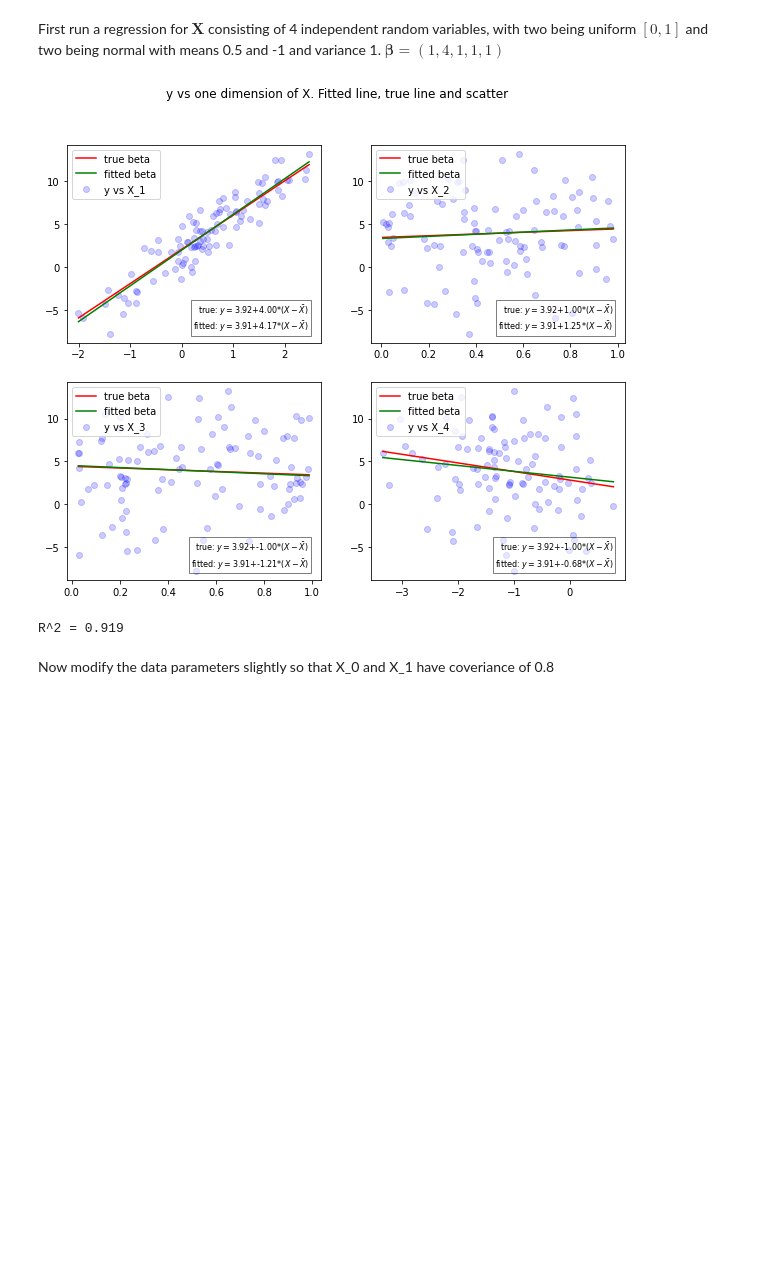
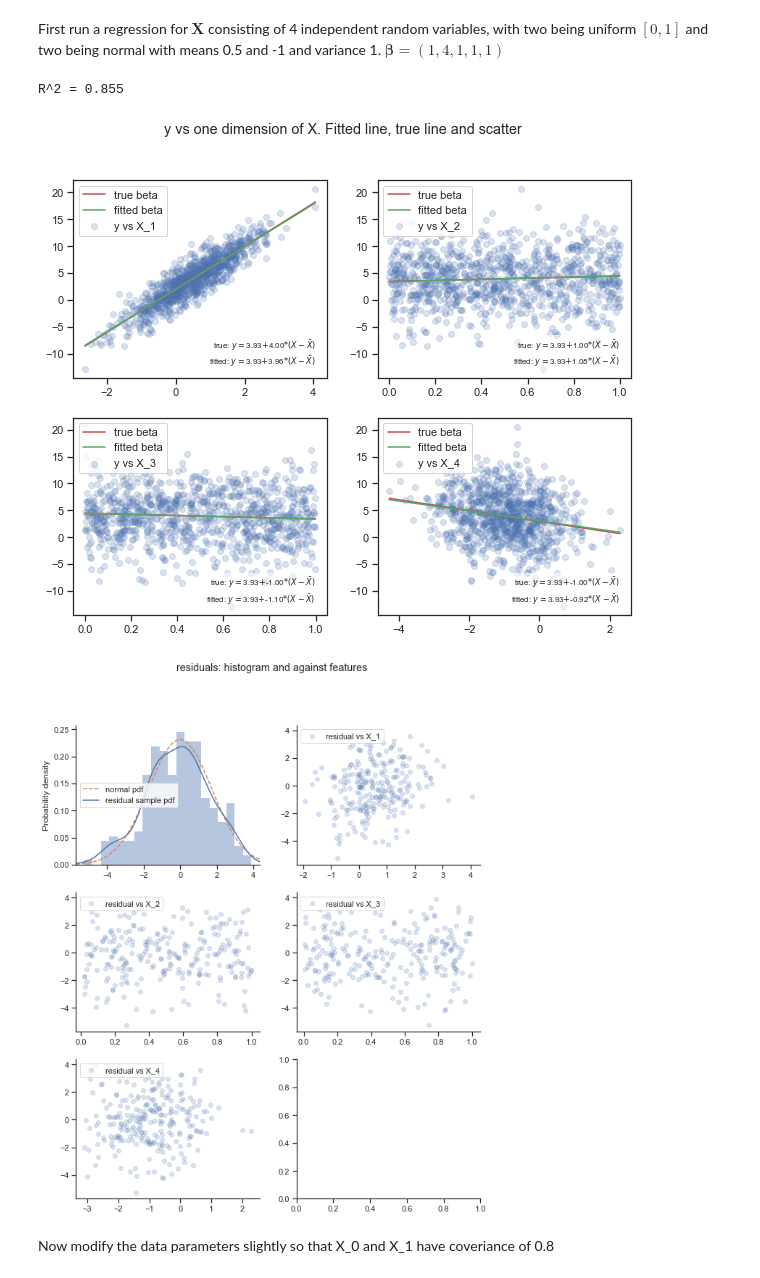
Before and after one commit to alexxcollins/AI_INM702_collab, a Jupyter notebook: nb/collinearity.ipynb, the cells around one changed output. Drawn from its saved outputs; the diff is of its cells as text; code cells hidden in the pictures; blank space fills up the shorter version.

Commit message:
added colinearity methods to help with notebook

```diff
--- a/nb/collinearity.ipynb
+++ b/nb/collinearity.ipynb
@@ -23,3 +29,6 @@ from colinearity import ColinearX
 import numpy as np
 import matplotlib.pyplot as plt
 # from sklearn.linear_model import LinearRegression
+import scipy.stats as sps
+import seaborn as sns
+sns.set(style='ticks')
@@ -26,18 +37,20 @@ import matplotlib.pyplot as plt
 # %% [markdown]
 First run a regression for $\boldsymbol{X}$ consisting of 4 independent random variables, with two being uniform $[0,1]$ and two being normal with means 0.5 and -1 and variance 1. $\boldsymbol{\beta}=(1,4,1,1,1)$
 # %%
-reg = ColinearX(N=100, beta=(1,4,1,-1,-1), noise_var=3)
+reg = ColinearX(N=1000, beta=(1,4,1,-1,-1), noise_var=3)
 reg.generate_X(co_type='pairwise correlation',mean=(0.5,0,0,-1),
    cov=0)
 reg.to_uniform(i_list=[2,3])
 reg.generate_y()
 reg.train_test_split()
 reg.fit()
+print('R^2 = {:.3f}'.format(reg.score))
 reg.plot2D()
-print('R^2 = {:.3f}'.format(reg.score))
+reg.plot_residuals()
 # %% [output]
+R^2 = 0.855
-[figure, old version]
+[figure, new version]
-R^2 = 0.919
+[figure, added]
 # %% [markdown]
 Now modify the data parameters slightly so that X_0 and X_1 have coveriance of 0.8
 # %%
```
Also changed, not shown: parts of 7 cells of this notebook, 7 other files.
